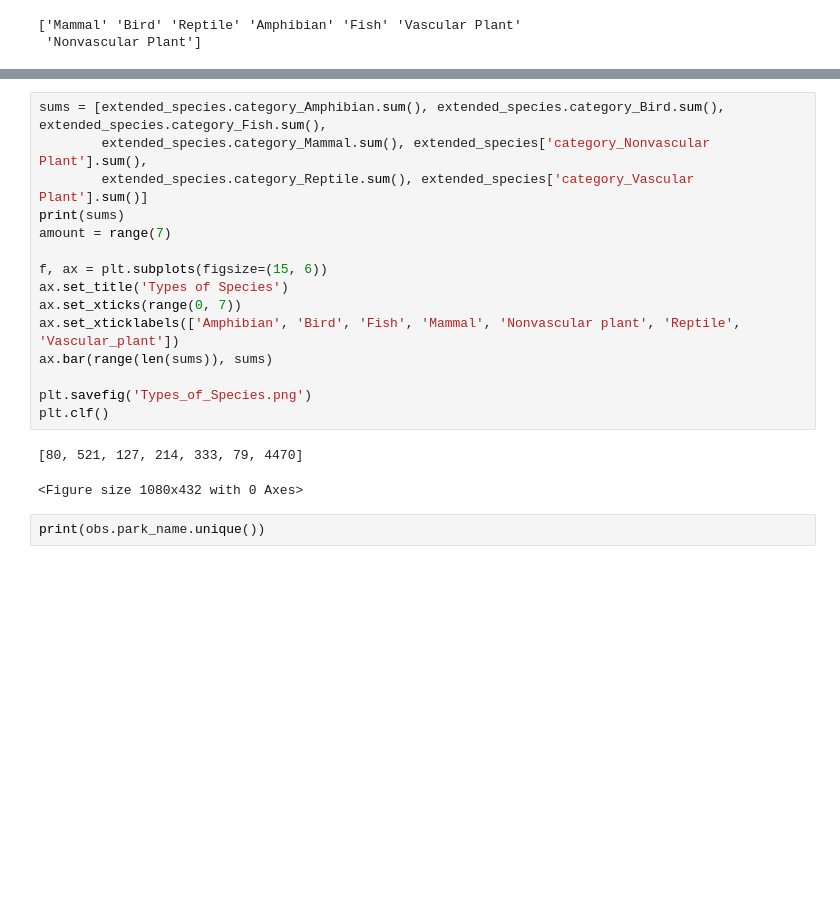
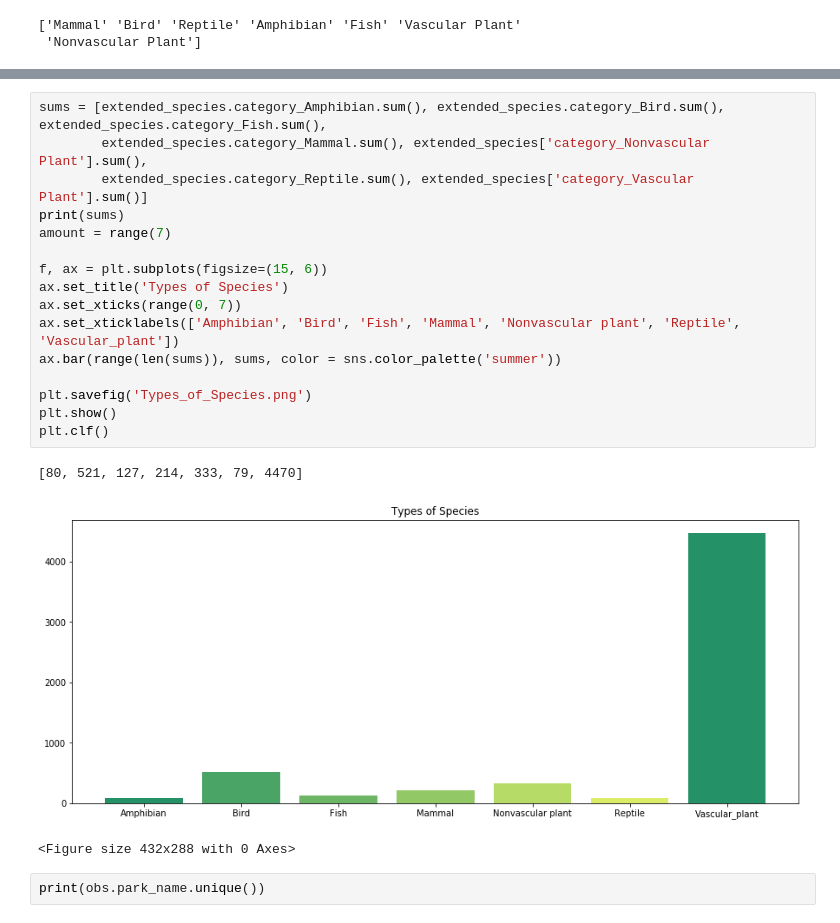
Before and after one commit to Rockara/Biodiversity-in-National-Parks, a Jupyter notebook: biodiversity.ipynb, the cells around one changed output, grey strips where cells are left out. Drawn from its saved outputs; the diff is of its cells as text; blank space fills up the shorter version.

```diff
--- a/biodiversity.ipynb
+++ b/biodiversity.ipynb
@@ -47,21 +47,23 @@ extended_species.head()
 # %%
 sums = [extended_species.category_Amphibian.sum(), extended_species.category_Bird.sum(), extended_species.category_Fish.sum(),
         extended_species.category_Mammal.sum(), extended_species['category_Nonvascular Plant'].sum(),
         extended_species.category_Reptile.sum(), extended_species['category_Vascular Plant'].sum()]
 print(sums)
 amount = range(7)
 
 f, ax = plt.subplots(figsize=(15, 6))
 ax.set_title('Types of Species')
 ax.set_xticks(range(0, 7))
 ax.set_xticklabels(['Amphibian', 'Bird', 'Fish', 'Mammal', 'Nonvascular plant', 'Reptile', 'Vascular_plant'])
-ax.bar(range(len(sums)), sums)
+ax.bar(range(len(sums)), sums, color = sns.color_palette('summer'))
 
 plt.savefig('Types_of_Species.png')
+plt.show()
 plt.clf()
 # %% [output]
 [80, 521, 127, 214, 333, 79, 4470]
+[figure, added]
-<Figure size 1080x432 with 0 Axes>
+<Figure size 432x288 with 0 Axes>
 # %%
 print(obs.park_name.unique())
 # %% [output]
```
Also changed, not shown: parts of 3 cells of this notebook, 10 other files.
